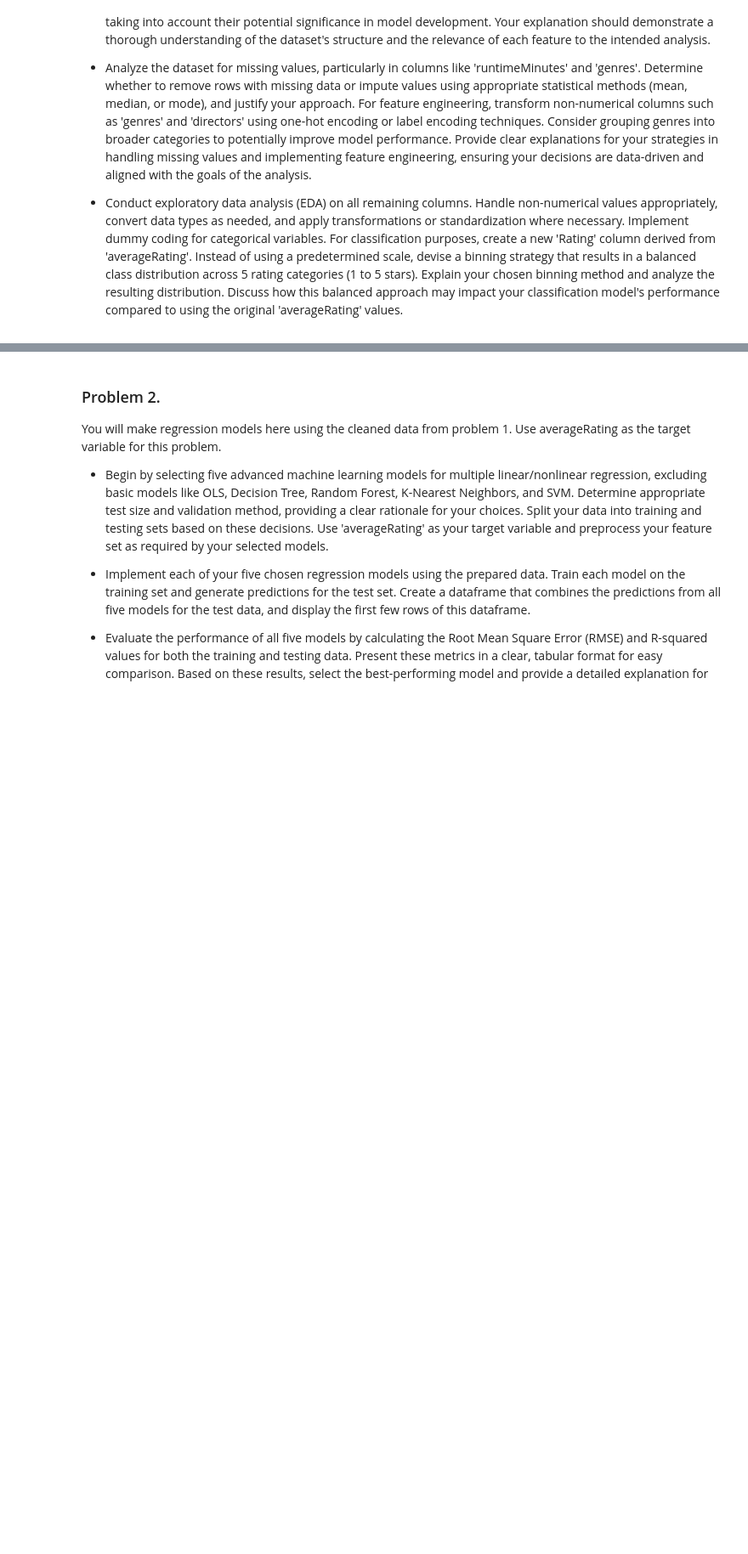
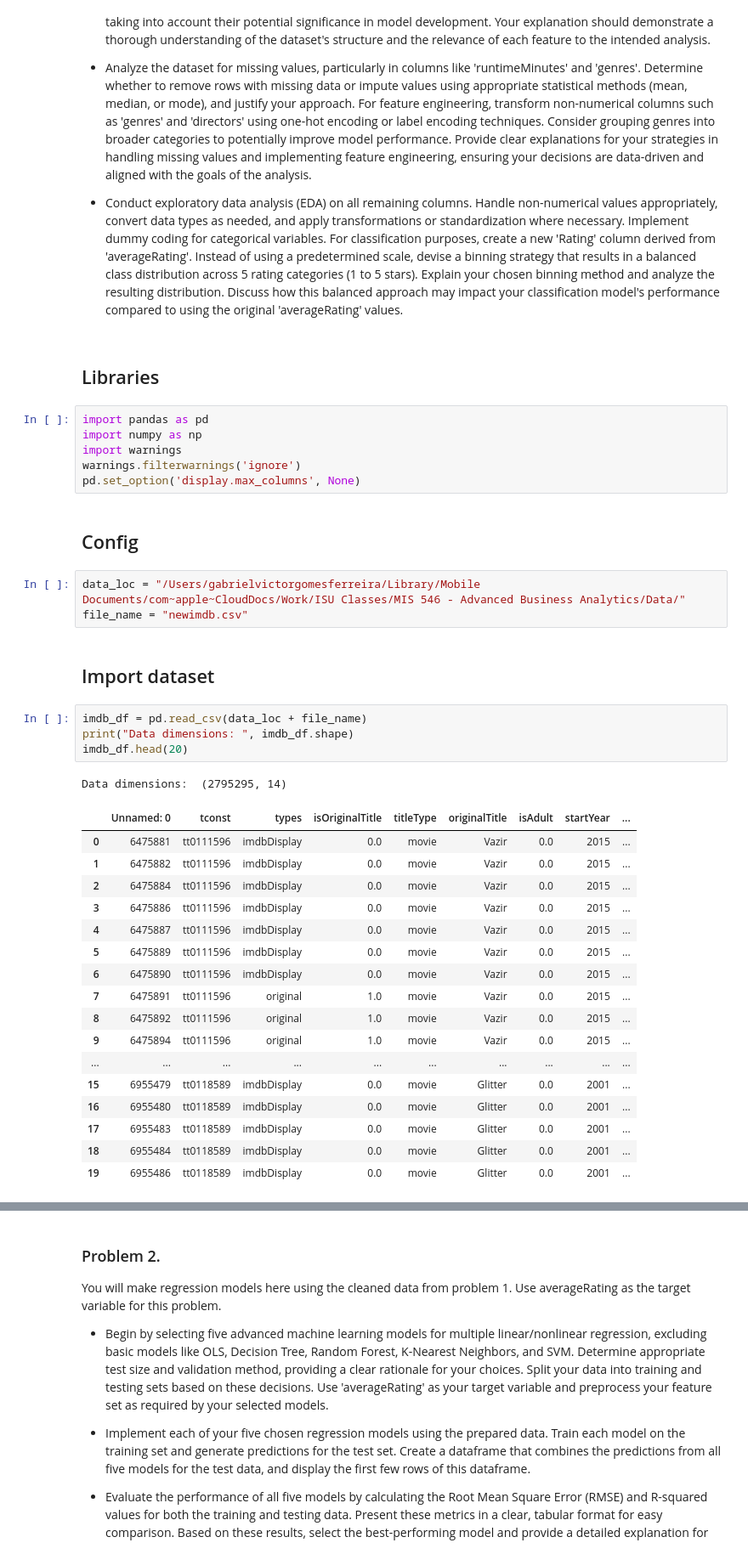
Before and after one commit to gabriel-ferreira-life/546_advanced_business_analytics, a Jupyter notebook: homework/homework_2/MIS5460_F24_HW2.ipynb, the cells around one changed output, grey strips where cells are left out. Shown at 85% size. Cells and saved outputs as stored; diff of their text form; blank space fills up the shorter version.

```diff
--- a/homework/homework_2/MIS5460_F24_HW2.ipynb
+++ b/homework/homework_2/MIS5460_F24_HW2.ipynb
@@ -20,3 +20,41 @@ Upload the newimdb data and read the details on the columns about the data follo
 * Analyze the dataset for missing values, particularly in columns like 'runtimeMinutes' and 'genres'. Determine whether to remove rows with missing data or impute values using appropriate statistical methods (mean, median, or mode), and justify your approach. For feature engineering, transform non-numerical columns such as 'genres' and 'directors' using one-hot encoding or label encoding techniques. Consider grouping genres into broader categories to potentially improve model performance. Provide clear explanations for your strategies in handling missing values and implementing feature engineering, ensuring your decisions are data-driven and aligned with the goals of the analysis.
 
 * Conduct exploratory data analysis (EDA) on all remaining columns. Handle non-numerical values appropriately, convert data types as needed, and apply transformations or standardization where necessary. Implement dummy coding for categorical variables. For classification purposes, create a new 'Rating' column derived from 'averageRating'. Instead of using a predetermined scale, devise a binning strategy that results in a balanced class distribution across 5 rating categories (1 to 5 stars). Explain your chosen binning method and analyze the resulting distribution. Discuss how this balanced approach may impact your classification model's performance compared to using the original 'averageRating' values.
+# %% [markdown]
+## Libraries
+# %%
+import pandas as pd
+import numpy as np
+import warnings
+warnings.filterwarnings('ignore')
+pd.set_option('display.max_columns', None)
+# %% [markdown]
+## Config
+# %%
+data_loc = "/Users/gabrielvictorgomesferreira/Library/Mobile Documents/com~apple~CloudDocs/Work/ISU Classes/MIS 546 - Advanced Business Analytics/Data/"
+file_name = "newimdb.csv"
+# %% [markdown]
+## Import dataset
+# %%
+imdb_df = pd.read_csv(data_loc + file_name)
+print("Data dimensions: ", imdb_df.shape)
+imdb_df.head(20)
+# %% [output]
+Data dimensions:  (2795295, 14)
+|  | Unnamed: 0 | tconst | types | isOriginalTitle | titleType | originalTitle | isAdult | startYear | ... |
+| 0 | 6475881 | tt0111596 | imdbDisplay | 0.0 | movie | Vazir | 0.0 | 2015 | ... |
+| 1 | 6475882 | tt0111596 | imdbDisplay | 0.0 | movie | Vazir | 0.0 | 2015 | ... |
+| 2 | 6475884 | tt0111596 | imdbDisplay | 0.0 | movie | Vazir | 0.0 | 2015 | ... |
+| 3 | 6475886 | tt0111596 | imdbDisplay | 0.0 | movie | Vazir | 0.0 | 2015 | ... |
+| 4 | 6475887 | tt0111596 | imdbDisplay | 0.0 | movie | Vazir | 0.0 | 2015 | ... |
+| 5 | 6475889 | tt0111596 | imdbDisplay | 0.0 | movie | Vazir | 0.0 | 2015 | ... |
+| 6 | 6475890 | tt0111596 | imdbDisplay | 0.0 | movie | Vazir | 0.0 | 2015 | ... |
+| 7 | 6475891 | tt0111596 | original | 1.0 | movie | Vazir | 0.0 | 2015 | ... |
+| 8 | 6475892 | tt0111596 | original | 1.0 | movie | Vazir | 0.0 | 2015 | ... |
+| 9 | 6475894 | tt0111596 | original | 1.0 | movie | Vazir | 0.0 | 2015 | ... |
+| ... | ... | ... | ... | ... | ... | ... | ... | ... | ... |
+| 15 | 6955479 | tt0118589 | imdbDisplay | 0.0 | movie | Glitter | 0.0 | 2001 | ... |
+| 16 | 6955480 | tt0118589 | imdbDisplay | 0.0 | movie | Glitter | 0.0 | 2001 | ... |
+| 17 | 6955483 | tt0118589 | imdbDisplay | 0.0 | movie | Glitter | 0.0 | 2001 | ... |
+| 18 | 6955484 | tt0118589 | imdbDisplay | 0.0 | movie | Glitter | 0.0 | 2001 | ... |
+| 19 | 6955486 | tt0118589 | imdbDisplay | 0.0 | movie | Glitter | 0.0 | 2001 | ... |
```
Also changed, not shown: parts of 48 cells of this notebook.
